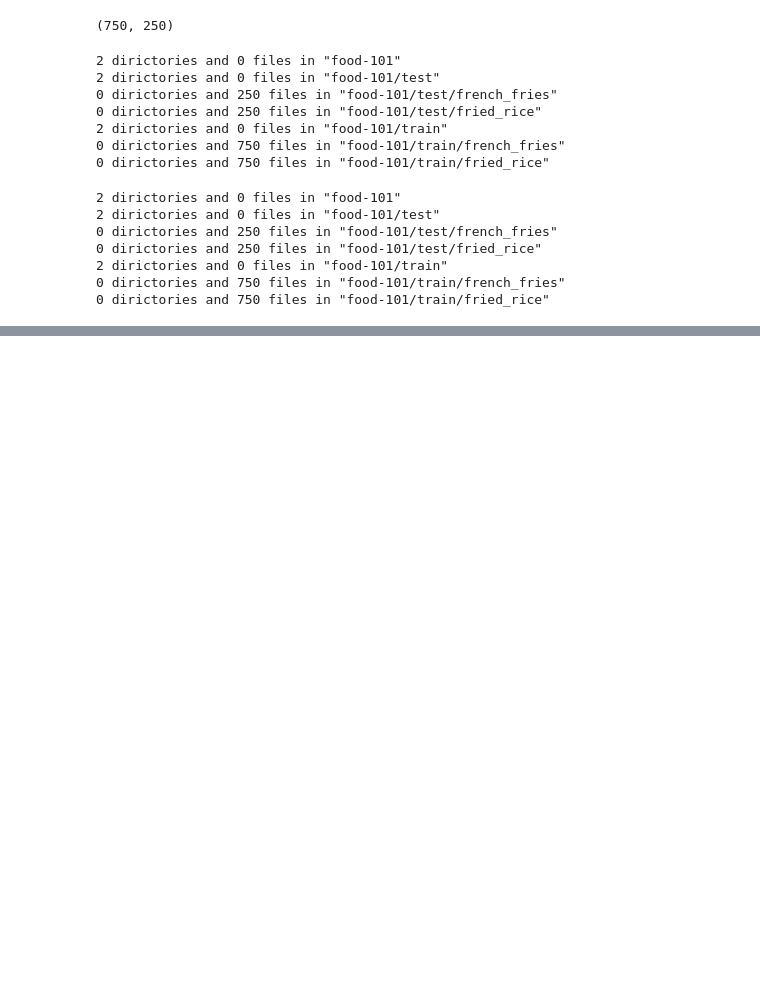
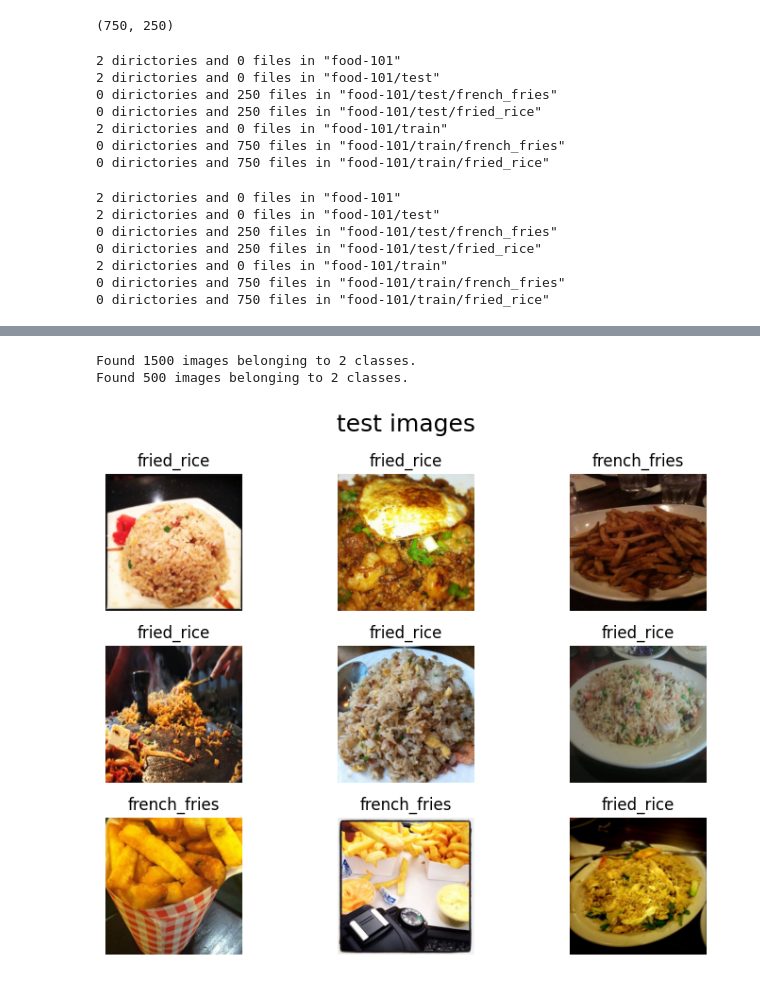
Before and after one commit to philBram/tensorflow, a Jupyter notebook: food_101_dataset_conv_net_binary_classification.ipynb, the cells around one changed output, grey strips where cells are left out. Saved outputs shown, nothing was run; the diff lists cells and outputs as text; code cells hidden in the pictures; blank space fills up the shorter version.

```diff
--- a/food_101_dataset_conv_net_binary_classification.ipynb
+++ b/food_101_dataset_conv_net_binary_classification.ipynb
@@ -211,0 +212,53 @@ plot_random_images()
+# %%
+from tensorflow.keras.preprocessing.image import ImageDataGenerator
+
+train_dir = 'food-101/train'
+val_dir = 'food-101/test'
+
+train_datagen = ImageDataGenerator(rescale=1.0/255,
+                                   rotation_range=90,
+                                   horizontal_flip=True)
+
+val_datagen = ImageDataGenerator(rescale=1.0/255)
+
+train_data = train_datagen.flow_from_directory(train_dir,
+                                               (256, 256),
+                                               class_mode='binary',
+                                               batch_size=32)
+
+val_data = val_datagen.flow_from_directory(val_dir,
+                                           (256, 256),
+                                           class_mode='binary',
+                                           batch_size=32,
+                                           shuffle=False)
+# %% [output]
+Found 1500 images belonging to 2 classes.
+Found 500 images belonging to 2 classes.
+# %%
+def plot_datagen_images(row=3, col=3, train=True):
+  image_names = train_data.filenames if train else val_data.filenames
+  random_image_choices = np.random.choice(image_names, row * col)
+
+  plt.figure(figsize=(8, 6))
+  plt.suptitle('train images', fontsize=(18)) if train else plt.suptitle('test images', fontsize=(18))
+
+  for i in range(row * col):
+
+    plt.subplot(row, col, i + 1)
+
+    image_path = f'food-101/train/{random_image_choices[i]}' if train else f'food-101/test/{random_image_choices[i]}'
+
+    image = cv2.imread(image_path)
+    image = cv2.cvtColor(image, cv2.COLOR_BGR2RGB)
+    image = cv2.resize(image, (256, 256))
+
+    plt.title(random_image_choices[i].split('/')[0])
+    plt.imshow(image)
+    plt.axis('off')
+
+  plt.tight_layout()
+  plt.show()
+# %%
+plot_datagen_images(train=False)
+# %% [output]
+[figure, added]
```
Also changed, not shown: parts of 11 cells of this notebook.
